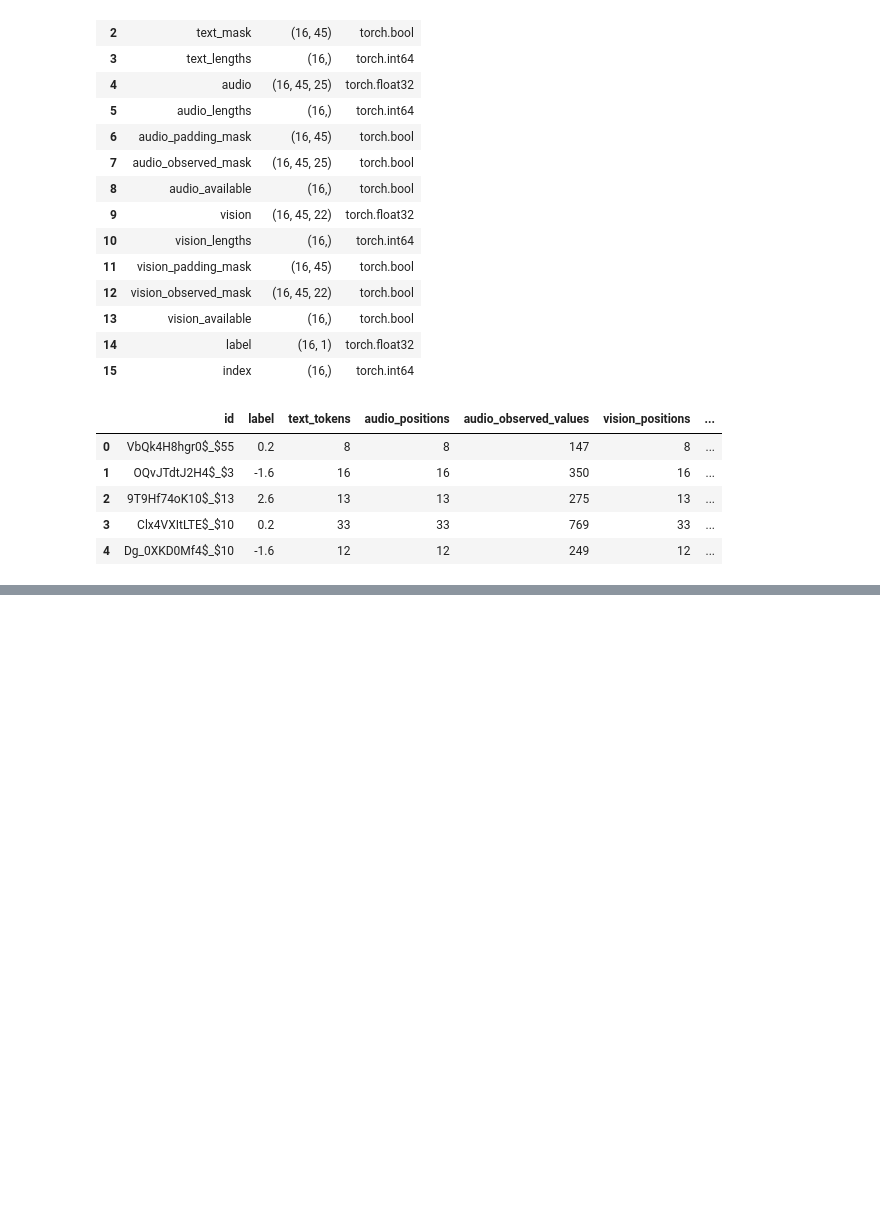
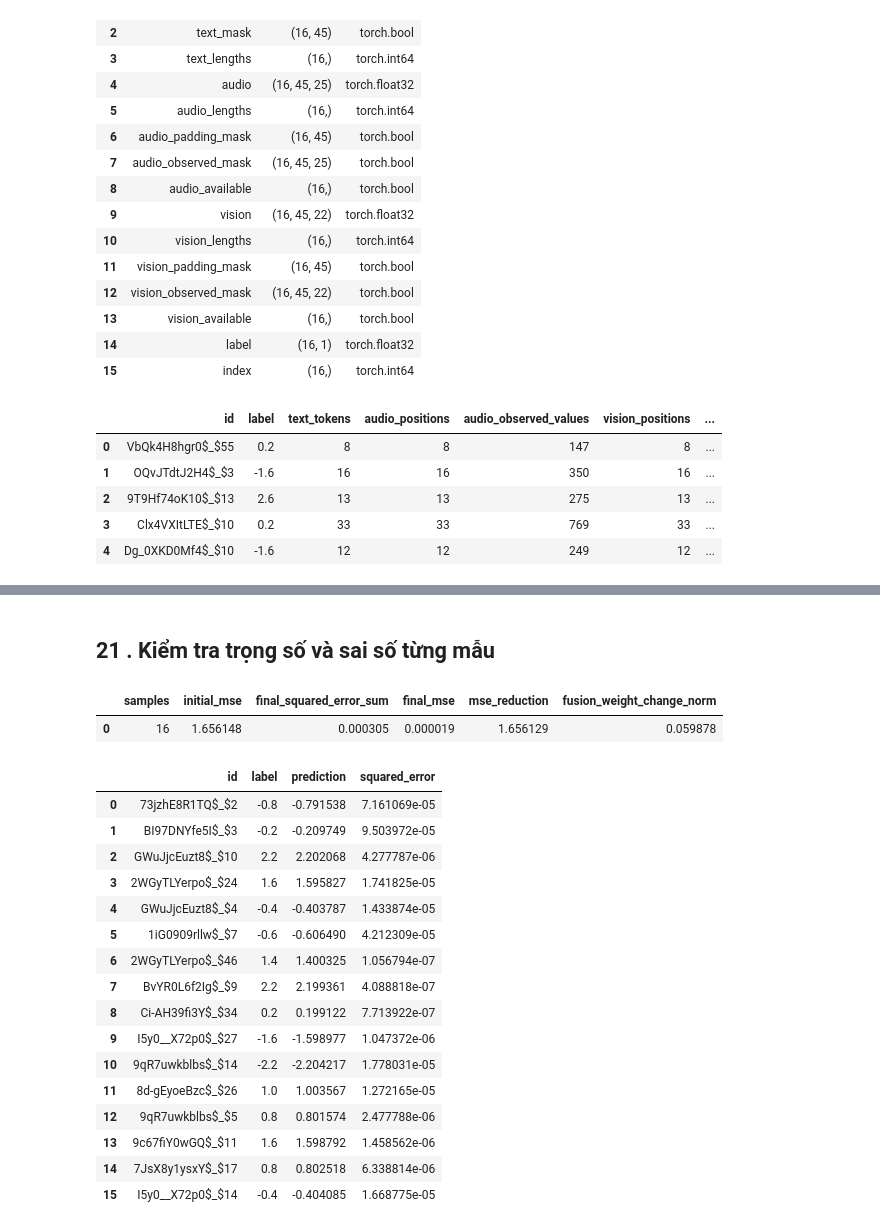
Before and after one commit to danghau2512/DataMining-MSA, a Jupyter notebook: src/notebooks/03_Train_Model_DeepCU.ipynb, the cells around one changed output, grey strips where cells are left out. Saved outputs shown, nothing was run; the diff lists cells and outputs as text; code cells hidden in the pictures; blank space fills up the shorter version.

```diff
--- a/src/notebooks/03_Train_Model_DeepCU.ipynb
+++ b/src/notebooks/03_Train_Model_DeepCU.ipynb
@@ -255,0 +999,51 @@ Số liệu dùng để kiểm chứng
+# %% [markdown]
+## 21 . Kiểm tra trọng số và sai số từng mẫu
+# %%
+final_errors = final_predictions - fixed_labels
+
+sample_results = pd.DataFrame({
+    "id": fixed_batch["id"],
+    "label": fixed_labels.squeeze(1).cpu().tolist(),
+    "prediction": final_predictions.squeeze(1).cpu().tolist(),
+    "squared_error": final_errors.square().squeeze(1).cpu().tolist(),
+})
+
+fusion_weight_change = (
+    probe_model.fusion.weight.detach() - initial_fusion_weight
+).norm().item()
+
+initial_mse = probe_history.loc[0, "mse"]
+manual_final_mse = sample_results["squared_error"].mean()
+
+np.testing.assert_allclose(manual_final_mse, final_mse, rtol=1e-6, atol=1e-8)
+
+display(pd.DataFrame([{
+    "samples": len(sample_results),
+    "initial_mse": initial_mse,
+    "final_squared_error_sum": sample_results["squared_error"].sum(),
+    "final_mse": final_mse,
+    "mse_reduction": initial_mse - final_mse,
+    "fusion_weight_change_norm": fusion_weight_change,
+}]))
+
+display(sample_results)
+# %% [output]
+|  | samples | initial_mse | final_squared_error_sum | final_mse | mse_reduction | fusion_weight_change_norm |
+| 0 | 16 | 1.656148 | 0.000305 | 0.000019 | 1.656129 | 0.059878 |
+|  | id | label | prediction | squared_error |
+| 0 | 73jzhE8R1TQ$_$2 | -0.8 | -0.791538 | 7.161069e-05 |
+| 1 | BI97DNYfe5I$_$3 | -0.2 | -0.209749 | 9.503972e-05 |
+| 2 | GWuJjcEuzt8$_$10 | 2.2 | 2.202068 | 4.277787e-06 |
+| 3 | 2WGyTLYerpo$_$24 | 1.6 | 1.595827 | 1.741825e-05 |
+| 4 | GWuJjcEuzt8$_$4 | -0.4 | -0.403787 | 1.433874e-05 |
+| 5 | 1iG0909rllw$_$7 | -0.6 | -0.606490 | 4.212309e-05 |
+| 6 | 2WGyTLYerpo$_$46 | 1.4 | 1.400325 | 1.056794e-07 |
+| 7 | BvYR0L6f2Ig$_$9 | 2.2 | 2.199361 | 4.088818e-07 |
+| 8 | Ci-AH39fi3Y$_$34 | 0.2 | 0.199122 | 7.713922e-07 |
+| 9 | I5y0__X72p0$_$27 | -1.6 | -1.598977 | 1.047372e-06 |
+| 10 | 9qR7uwkblbs$_$14 | -2.2 | -2.204217 | 1.778031e-05 |
+| 11 | 8d-gEyoeBzc$_$26 | 1.0 | 1.003567 | 1.272165e-05 |
+| 12 | 9qR7uwkblbs$_$5 | 0.8 | 0.801574 | 2.477788e-06 |
+| 13 | 9c67fiY0wGQ$_$11 | 1.6 | 1.598792 | 1.458562e-06 |
+| 14 | 7JsX8y1ysxY$_$17 | 0.8 | 0.802518 | 6.338814e-06 |
+| 15 | I5y0__X72p0$_$14 | -0.4 | -0.404085 | 1.668775e-05 |
```
Also changed, not shown: parts of 57 cells of this notebook.
